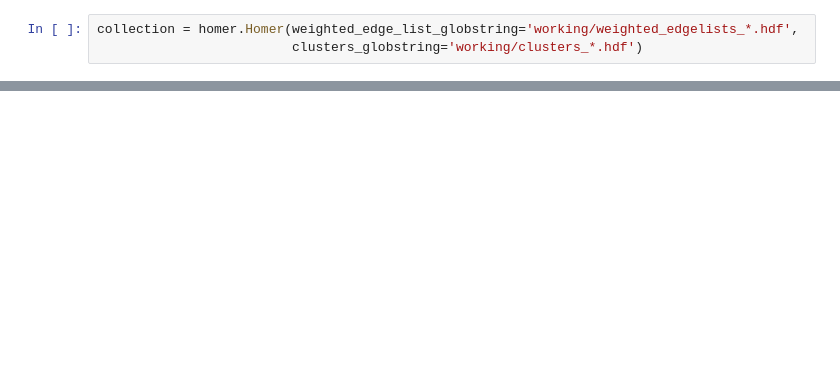
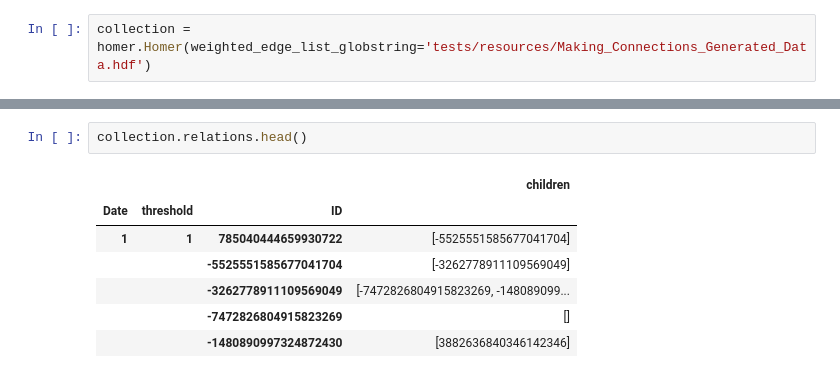
Before and after one commit to JamesPHoughton/homer, a Jupyter notebook: sandbox_py3.ipynb, the cells around one changed output, grey strips where cells are left out. Cells and saved outputs as stored; diff of their text form; blank space fills up the shorter version.

Commit message:
Prototyping tree data structure

```diff
--- a/sandbox_py3.ipynb
+++ b/sandbox_py3.ipynb
@@ -16,3 +9,2 @@ collection = homer.new_collection(tw_file_globstring='tests/resources/testfile*.
 # %%
-collection = homer.Homer(weighted_edge_list_globstring='working/weighted_edgelists_*.hdf',
-                         clusters_globstring='working/clusters_*.hdf')
+collection = homer.Homer(weighted_edge_list_globstring='tests/resources/Making_Connections_Generated_Data.hdf')
@@ -30,0 +216,10 @@ date_groups.apply()
+# %%
+collection.relations.head()
+# %% [output]
+|  |  |  | children |
+| Date | threshold | ID |  |
+| 1 | 1 | 785040444659930722 | [-5525551585677041704] |
+|  |  | -5525551585677041704 | [-3262778911109569049] |
+|  |  | -3262778911109569049 | [-7472826804915823269, -148089099... |
+|  |  | -7472826804915823269 | [] |
+|  |  | -1480890997324872430 | [3882636840346142346] |
```
Also changed, not shown: parts of 18 cells of this notebook, 9 other files.
